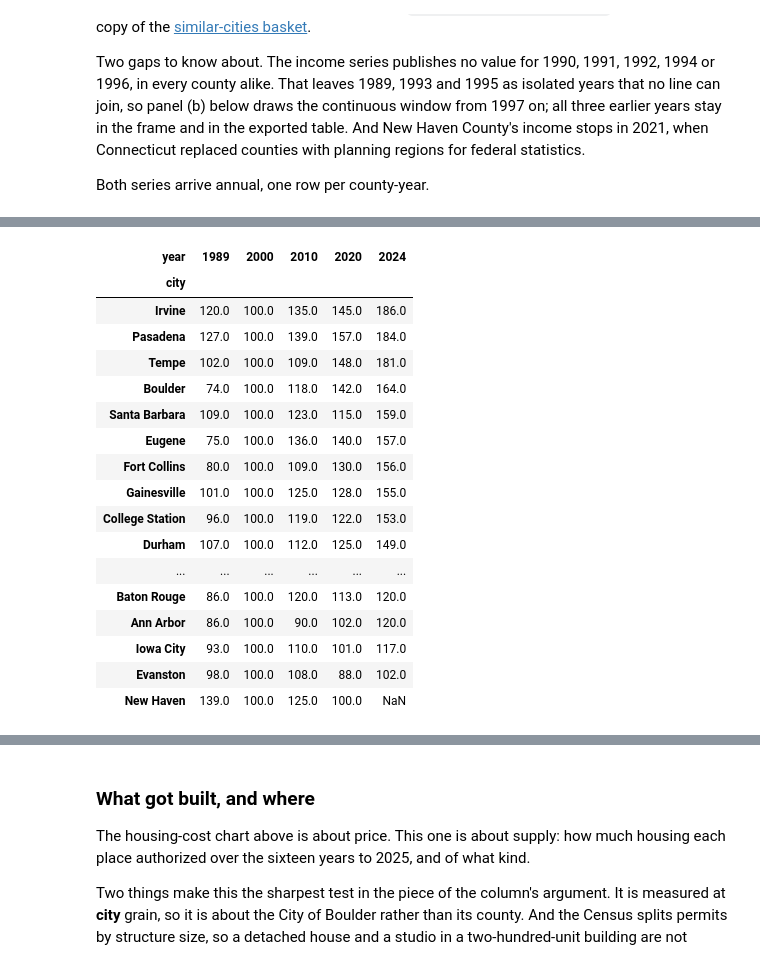
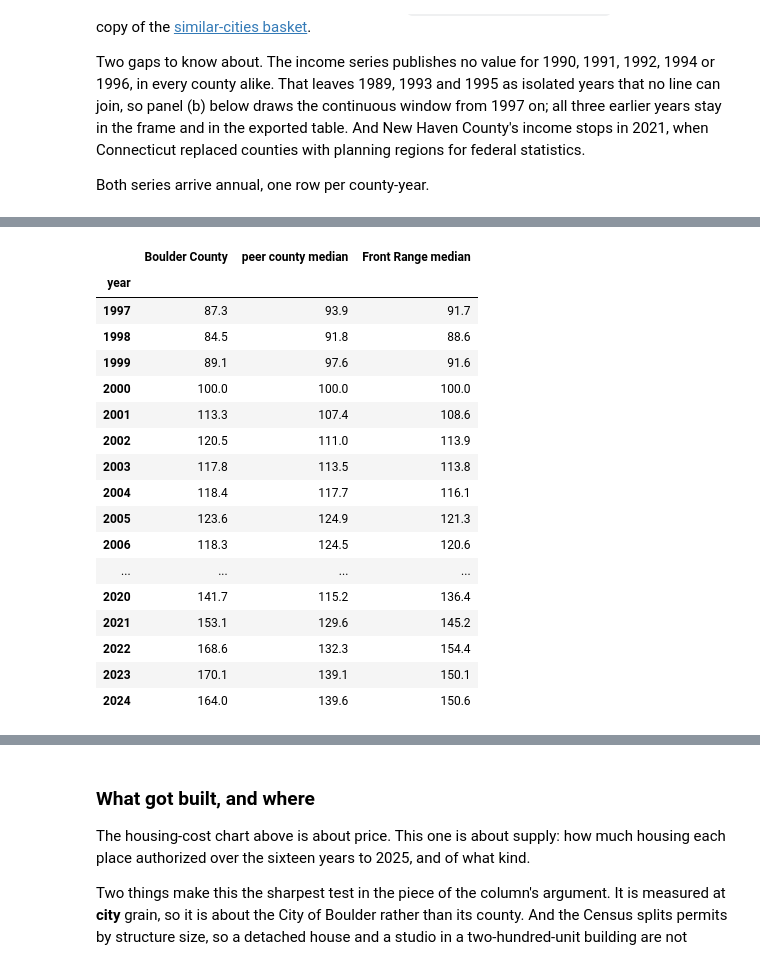
Before and after one commit to brianckeegan/charting-boulder, a Jupyter notebook: 2026-09-bvsd/bvsd-analysis.ipynb, the cells around one changed output, grey strips where cells are left out. Drawn from its saved outputs; the diff is of its cells as text; code cells hidden in the pictures.

```diff
--- a/2026-09-bvsd/bvsd-analysis.ipynb
+++ b/2026-09-bvsd/bvsd-analysis.ipynb
@@ -1494,18 +1526,57 @@ assert abs(price_income_df.loc[INDEX_BASE] - 100).max() < 1e-9, 'the base year m
 # 1989, 1993 and 1995 stand alone between the gap years; the drawn window starts where the
 # annual series becomes continuous, but the frame keeps every published year.
 FIRST_CONTINUOUS_YEAR = 1997
-latest_ratio_year = int(price_income_df['Boulder'].dropna().index.max())
-boulder_ratio_latest = price_income_df.loc[latest_ratio_year, 'Boulder']
-peer_ratio_latest_s = price_income_df.loc[latest_ratio_year].drop('Boulder').dropna()
-peer_ratio_median = peer_ratio_latest_s.median()
+latest_ratio_year = int(price_income_df[HOUSING_BOULDER].dropna().index.max())
+
+def group_band(frame, members_l):
+    # Median and the middle half, over whichever members report in a given year. Membership can
+    # change: Broomfield's income starts in 2001, New Haven's ends in 2021.
+    part_df = frame[members_l]
+    return pd.DataFrame({'median': part_df.median(axis=1),
+                         'lo': part_df.quantile(0.25, axis=1),
+                         'hi': part_df.quantile(0.75, axis=1),
+                         'n': part_df.notna().sum(axis=1)})
+
+HOUSING_GROUPS = [('peer counties', peer_counties_l, PEER_C),
+                  ('Front Range counties', front_range_housing_l, NATION_C)]
+ratio_band_d = {name: group_band(price_income_df, members) for name, members, _ in HOUSING_GROUPS}
+price_band_d = {name: group_band(hpi_df, members) for name, members, _ in HOUSING_GROUPS}
+
+boulder_ratio_latest = price_income_df.loc[latest_ratio_year, HOUSING_BOULDER]
+peer_ratio_latest_s = price_income_df.loc[latest_ratio_year, peer_counties_l].dropna()
+fr_ratio_latest_s = price_income_df.loc[latest_ratio_year, front_range_housing_l].dropna()
 peers_above_boulder = int((peer_ratio_latest_s > boulder_ratio_latest).sum())
 boulder_pctile = float((peer_ratio_latest_s < boulder_ratio_latest).mean() * 100)
-hpi_growth_since_1975 = hpi_df.loc[hpi_df.index.max(), 'Boulder'] / hpi_df.loc[1975, 'Boulder']
+hpi_growth_since_1975 = hpi_df.loc[hpi_df.index.max(), HOUSING_BOULDER] / hpi_df.loc[1975, HOUSING_BOULDER]
+
+assert not price_income_df.loc[FIRST_CONTINUOUS_YEAR:latest_ratio_year, HOUSING_BOULDER].isna().any(), \
+    'the drawn Boulder line has a hole in it'
+
+# A county with no income in the base year has no ratio at all, and would otherwise vanish from
+# panel (b) without anyone noticing. Broomfield County was created in 2001.
+no_ratio_l = sorted(price_income_df.columns[price_income_df.notna().sum() == 0])
+assert set(no_ratio_l) <= {'Broomfield'}, f'unexpected county with no ratio: {no_ratio_l}'
+print(f'no {INDEX_BASE}-based ratio, so absent from panel (b) throughout: '
+      f'{", ".join(no_ratio_l) or "none"} (no income in {INDEX_BASE})')
 
 print(f'House price per dollar of median income, index {INDEX_BASE} = 100, in {latest_ratio_year}:')
-print(f'  Boulder County {boulder_ratio_latest:.0f}  ·  peer median {peer_ratio_median:.0f}  ·  '
-      f'higher than {boulder_pctile:.0f}% of the 25 peer counties')
-print(f'  {peers_above_boulder} peer counties sit above Boulder')
+print(f'  Boulder County        {boulder_ratio_latest:5.0f}')
+print(f'  peer county median    {peer_ratio_latest_s.median():5.0f}   ({len(peer_ratio_latest_s)} counties reporting)')
+print(f'  Front Range median    {fr_ratio_latest_s.median():5.0f}   ({len(fr_ratio_latest_s)} counties reporting)')
+print(f'  Boulder is higher than {boulder_pctile:.0f}% of the peer counties; '
+      f'{peers_above_boulder} sit above it')
+print(f'  Boulder is higher than {int((fr_ratio_latest_s < boulder_ratio_latest).sum())} of '
+      f'{len(fr_ratio_latest_s)} Front Range counties')
+
+print(f'\nHouse price index (2000 = 100) in {int(hpi_df.index.max())}:')
+print(f'  Boulder County        {hpi_df.loc[hpi_df.index.max(), HOUSING_BOULDER]:5.0f}')
+for name, members, _ in HOUSING_GROUPS:
+    print(f'  {name:<21} {hpi_df.loc[hpi_df.index.max(), members].median():5.0f}')
 print(f'\nBoulder County house prices are {hpi_growth_since_1975:.1f}x their 1975 index level')
-price_income_df.loc[[1989, 2000, 2010, 2020, latest_ratio_year]].round(0).T.sort_values(latest_ratio_year, ascending=False)
+
+housing_summary_df = pd.DataFrame(
+    {'Boulder County': price_income_df[HOUSING_BOULDER],
+     'peer county median': ratio_band_d['peer counties']['median'],
+     'Front Range median': ratio_band_d['Front Range counties']['median']}).loc[FIRST_CONTINUOUS_YEAR:]
+housing_summary_df.round(1)
 # %% [output]
@@ -1515,20 +1595,20 @@ House price per dollar of median income, index 2000 = 100, in 2024:
 
 Boulder County house prices are 17.7x their 1975 index level
-| year | 1989 | 2000 | 2010 | 2020 | 2024 |
-| city |  |  |  |  |  |
-| Irvine | 120.0 | 100.0 | 135.0 | 145.0 | 186.0 |
-| Pasadena | 127.0 | 100.0 | 139.0 | 157.0 | 184.0 |
-| Tempe | 102.0 | 100.0 | 109.0 | 148.0 | 181.0 |
-| Boulder | 74.0 | 100.0 | 118.0 | 142.0 | 164.0 |
-| Santa Barbara | 109.0 | 100.0 | 123.0 | 115.0 | 159.0 |
-| Eugene | 75.0 | 100.0 | 136.0 | 140.0 | 157.0 |
-| Fort Collins | 80.0 | 100.0 | 109.0 | 130.0 | 156.0 |
-| Gainesville | 101.0 | 100.0 | 125.0 | 128.0 | 155.0 |
-| College Station | 96.0 | 100.0 | 119.0 | 122.0 | 153.0 |
-| Durham | 107.0 | 100.0 | 112.0 | 125.0 | 149.0 |
-| ... | ... | ... | ... | ... | ... |
-| Baton Rouge | 86.0 | 100.0 | 120.0 | 113.0 | 120.0 |
-| Ann Arbor | 86.0 | 100.0 | 90.0 | 102.0 | 120.0 |
-| Iowa City | 93.0 | 100.0 | 110.0 | 101.0 | 117.0 |
-| Evanston | 98.0 | 100.0 | 108.0 | 88.0 | 102.0 |
-| New Haven | 139.0 | 100.0 | 125.0 | 100.0 | NaN |
+|  | Boulder County | peer county median | Front Range median |
+| year |  |  |  |
+| 1997 | 87.3 | 93.9 | 91.7 |
+| 1998 | 84.5 | 91.8 | 88.6 |
+| 1999 | 89.1 | 97.6 | 91.6 |
+| 2000 | 100.0 | 100.0 | 100.0 |
+| 2001 | 113.3 | 107.4 | 108.6 |
+| 2002 | 120.5 | 111.0 | 113.9 |
+| 2003 | 117.8 | 113.5 | 113.8 |
+| 2004 | 118.4 | 117.7 | 116.1 |
+| 2005 | 123.6 | 124.9 | 121.3 |
+| 2006 | 118.3 | 124.5 | 120.6 |
+| ... | ... | ... | ... |
+| 2020 | 141.7 | 115.2 | 136.4 |
+| 2021 | 153.1 | 129.6 | 145.2 |
+| 2022 | 168.6 | 132.3 | 154.4 |
+| 2023 | 170.1 | 139.1 | 150.1 |
+| 2024 | 164.0 | 139.6 | 150.6 |
```
Also changed, not shown: parts of 12 cells of this notebook, 16 other files.
